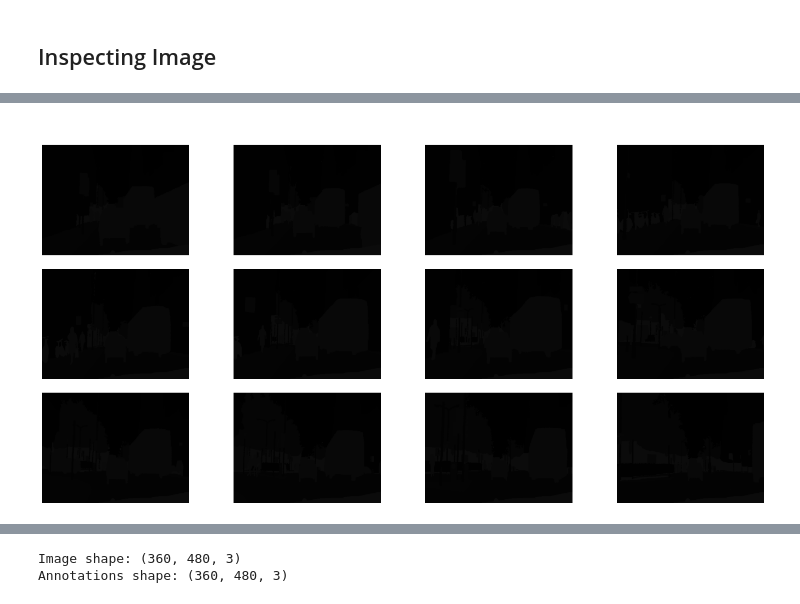
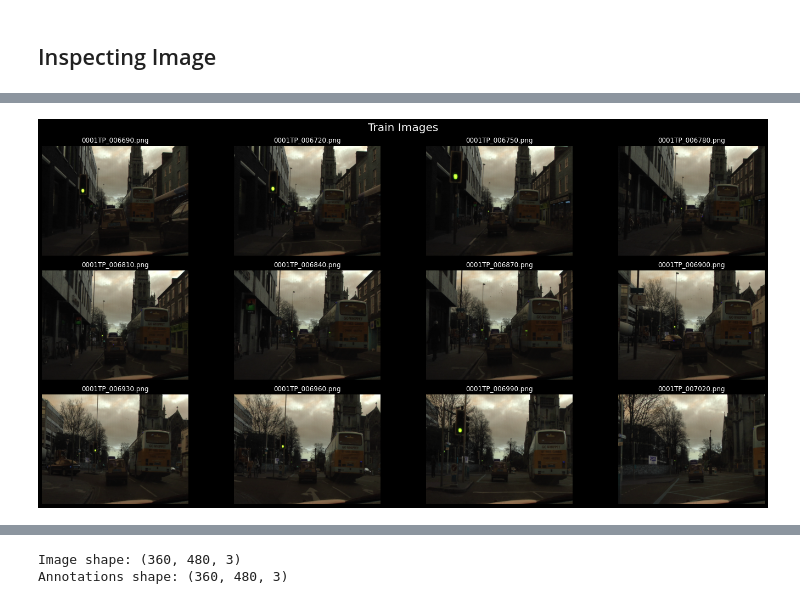
Before and after one commit to edutjie/Computer-Vision-Indonesia.AI, a Jupyter notebook: 8. Final Project/segmentation_self_driving_car.ipynb, the cells around one changed output, grey strips where cells are left out. Saved outputs shown, nothing was run; the diff lists cells and outputs as text; code cells hidden in the pictures.

```diff
--- a/8. Final Project/segmentation_self_driving_car.ipynb
+++ b/8. Final Project/segmentation_self_driving_car.ipynb
@@ -133,13 +117,4 @@ plt.show()
-# %%
-fig, axes = plt.subplots(3, 4, figsize=(20,10))
-
-for i, ax in enumerate(axes.flat):
-    ax.imshow(train_annot[i])
-    ax.set_title(train_annot_path[i].split("\\")[1])
-    ax.axis("off")
-
-fig.suptitle("Train Annotations", fontsize=20)
-fig.tight_layout()
-plt.show()
-# %% [output]
-[figure, removed]
+# %%
+plot_raw_images(train_img_path, "Train Images")
+# %% [output]
+[figure, added]
```
Also changed, not shown: parts of 54 cells of this notebook, 1 other file.
